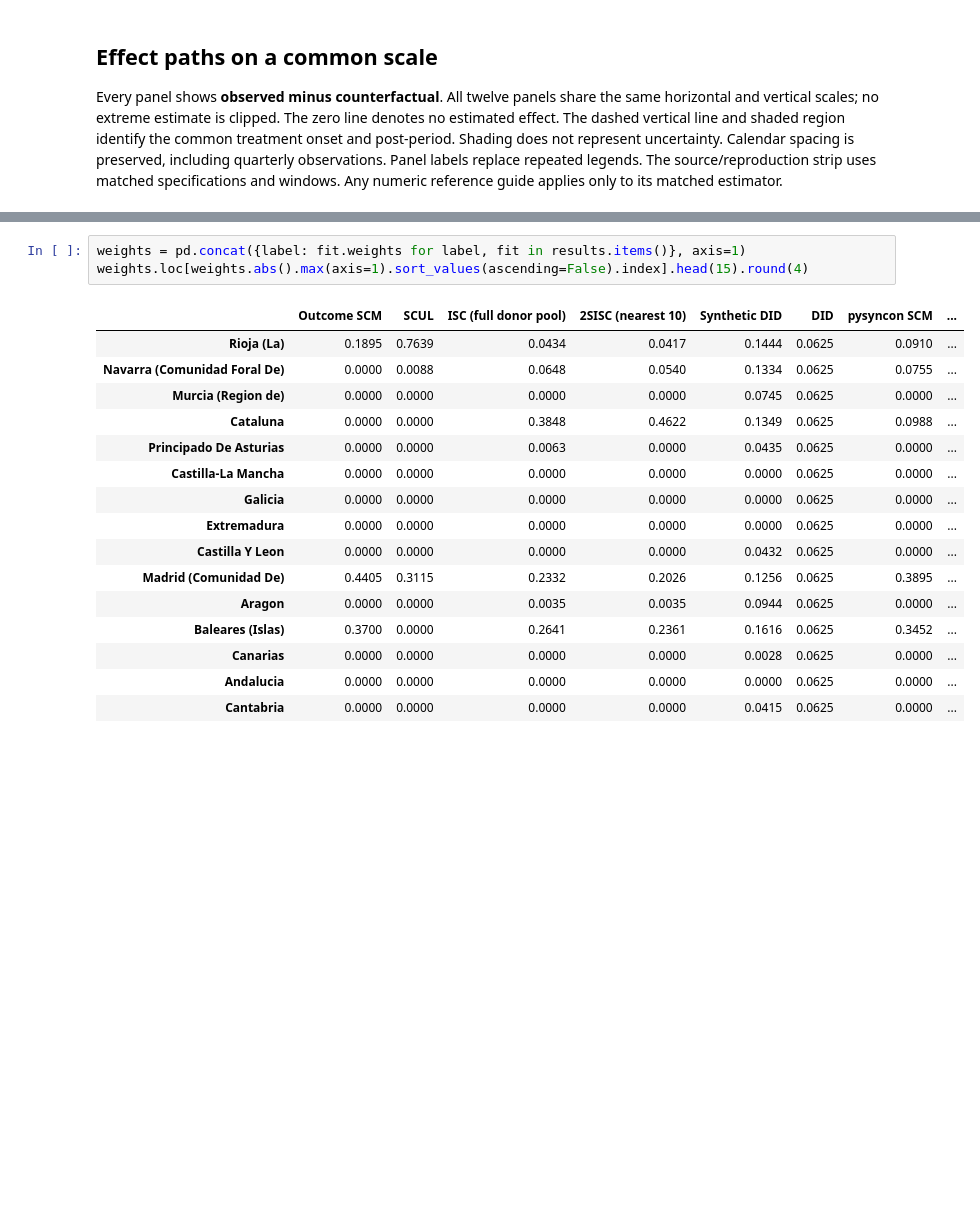
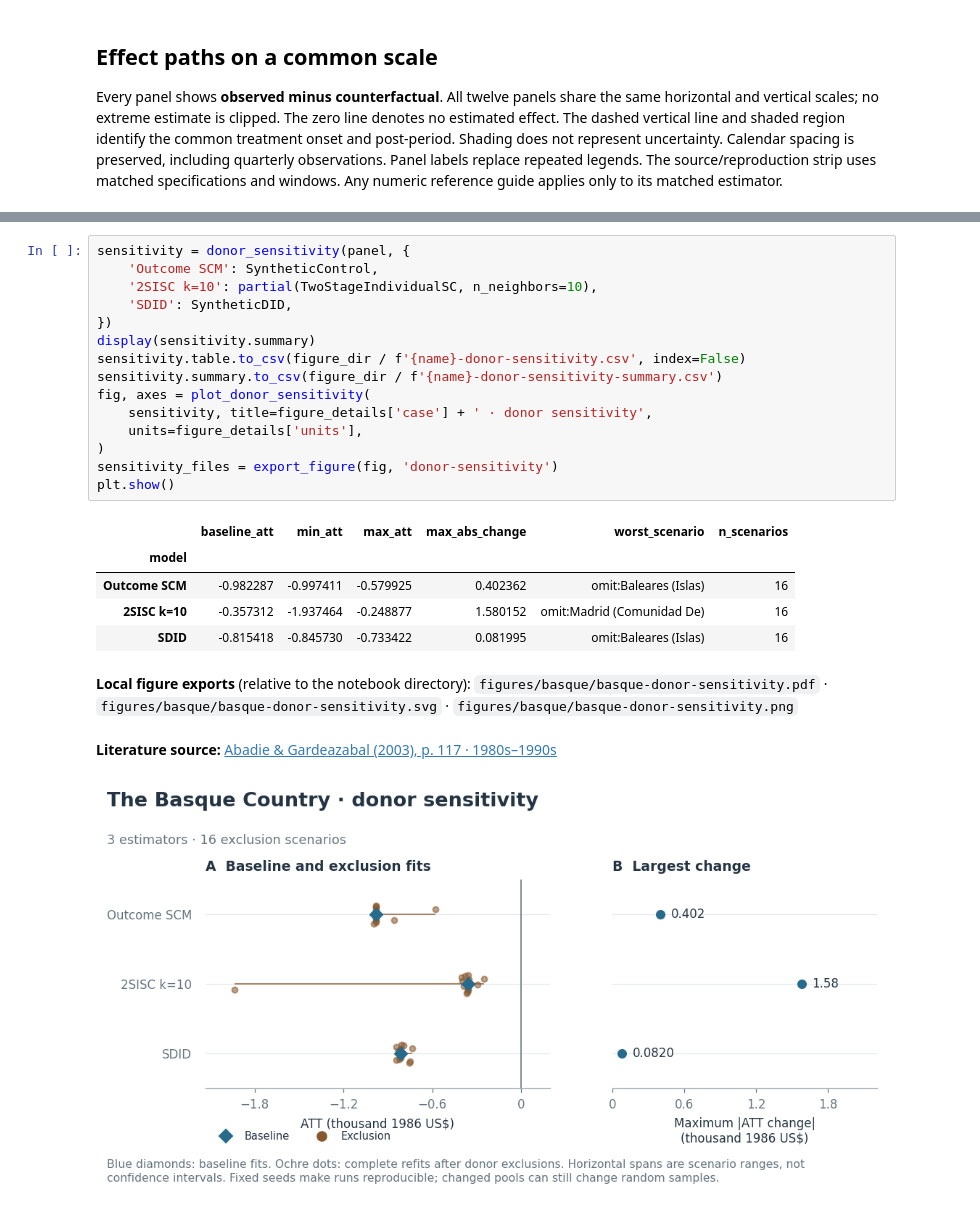
Before and after one commit to crahal/pysynthcon, a Jupyter notebook: empirical_examples/basque.ipynb, the cells around one changed output, grey strips where cells are left out. Cells and saved outputs as stored; diff of their text form; blank space fills up the shorter version.

Commit message:
docs: publish executed validation and donor-sensitivity studies

```diff
--- a/empirical_examples/basque.ipynb
+++ b/empirical_examples/basque.ipynb
@@ -364,21 +429,25 @@ weights are separate components; this table does not represent them.
 # %%
-weights = pd.concat({label: fit.weights for label, fit in results.items()}, axis=1)
-weights.loc[weights.abs().max(axis=1).sort_values(ascending=False).index].head(15).round(4)
+sensitivity = donor_sensitivity(panel, {
+    'Outcome SCM': SyntheticControl,
+    '2SISC k=10': partial(TwoStageIndividualSC, n_neighbors=10),
+    'SDID': SyntheticDID,
+})
+display(sensitivity.summary)
+sensitivity.table.to_csv(figure_dir / f'{name}-donor-sensitivity.csv', index=False)
+sensitivity.summary.to_csv(figure_dir / f'{name}-donor-sensitivity-summary.csv')
+fig, axes = plot_donor_sensitivity(
+    sensitivity, title=figure_details['case'] + ' · donor sensitivity',
+    units=figure_details['units'],
+)
+sensitivity_files = export_figure(fig, 'donor-sensitivity')
+plt.show()
 # %% [output]
-|  | Outcome SCM | SCUL | ISC (full donor pool) | 2SISC (nearest 10) | Synthetic DID | DID | pysyncon SCM | ... |
-| Rioja (La) | 0.1895 | 0.7639 | 0.0434 | 0.0417 | 0.1444 | 0.0625 | 0.0910 | ... |
-| Navarra (Comunidad Foral De) | 0.0000 | 0.0088 | 0.0648 | 0.0540 | 0.1334 | 0.0625 | 0.0755 | ... |
-| Murcia (Region de) | 0.0000 | 0.0000 | 0.0000 | 0.0000 | 0.0745 | 0.0625 | 0.0000 | ... |
-| Cataluna | 0.0000 | 0.0000 | 0.3848 | 0.4622 | 0.1349 | 0.0625 | 0.0988 | ... |
-| Principado De Asturias | 0.0000 | 0.0000 | 0.0063 | 0.0000 | 0.0435 | 0.0625 | 0.0000 | ... |
-| Castilla-La Mancha | 0.0000 | 0.0000 | 0.0000 | 0.0000 | 0.0000 | 0.0625 | 0.0000 | ... |
-| Galicia | 0.0000 | 0.0000 | 0.0000 | 0.0000 | 0.0000 | 0.0625 | 0.0000 | ... |
-| Extremadura | 0.0000 | 0.0000 | 0.0000 | 0.0000 | 0.0000 | 0.0625 | 0.0000 | ... |
-| Castilla Y Leon | 0.0000 | 0.0000 | 0.0000 | 0.0000 | 0.0432 | 0.0625 | 0.0000 | ... |
-| Madrid (Comunidad De) | 0.4405 | 0.3115 | 0.2332 | 0.2026 | 0.1256 | 0.0625 | 0.3895 | ... |
-| Aragon | 0.0000 | 0.0000 | 0.0035 | 0.0035 | 0.0944 | 0.0625 | 0.0000 | ... |
-| Baleares (Islas) | 0.3700 | 0.0000 | 0.2641 | 0.2361 | 0.1616 | 0.0625 | 0.3452 | ... |
-| Canarias | 0.0000 | 0.0000 | 0.0000 | 0.0000 | 0.0028 | 0.0625 | 0.0000 | ... |
-| Andalucia | 0.0000 | 0.0000 | 0.0000 | 0.0000 | 0.0000 | 0.0625 | 0.0000 | ... |
-| Cantabria | 0.0000 | 0.0000 | 0.0000 | 0.0000 | 0.0415 | 0.0625 | 0.0000 | ... |
+|  | baseline_att | min_att | max_att | max_abs_change | worst_scenario | n_scenarios |
+| model |  |  |  |  |  |  |
+| Outcome SCM | -0.982287 | -0.997411 | -0.579925 | 0.402362 | omit:Baleares (Islas) | 16 |
+| 2SISC k=10 | -0.357312 | -1.937464 | -0.248877 | 1.580152 | omit:Madrid (Comunidad De) | 16 |
+| SDID | -0.815418 | -0.845730 | -0.733422 | 0.081995 | omit:Baleares (Islas) | 16 |
+**Local figure exports** (relative to the notebook directory): `figures/basque/basque-donor-sensitivity.pdf` · `figures/basque/basque-donor-sensitivity.svg` · `figures/basque/basque-donor-sensitivity.png`
+**Literature source:** [Abadie & Gardeazabal (2003), p. 117 · 1980s–1990s](https://economics.mit.edu/sites/default/files/publications/The%20Economic%20Costs%20of%20Conflict.pdf#page=5)
+[figure, added]
 # %% [markdown]
```
Also changed, not shown: parts of 14 cells of this notebook, 8 other files.
